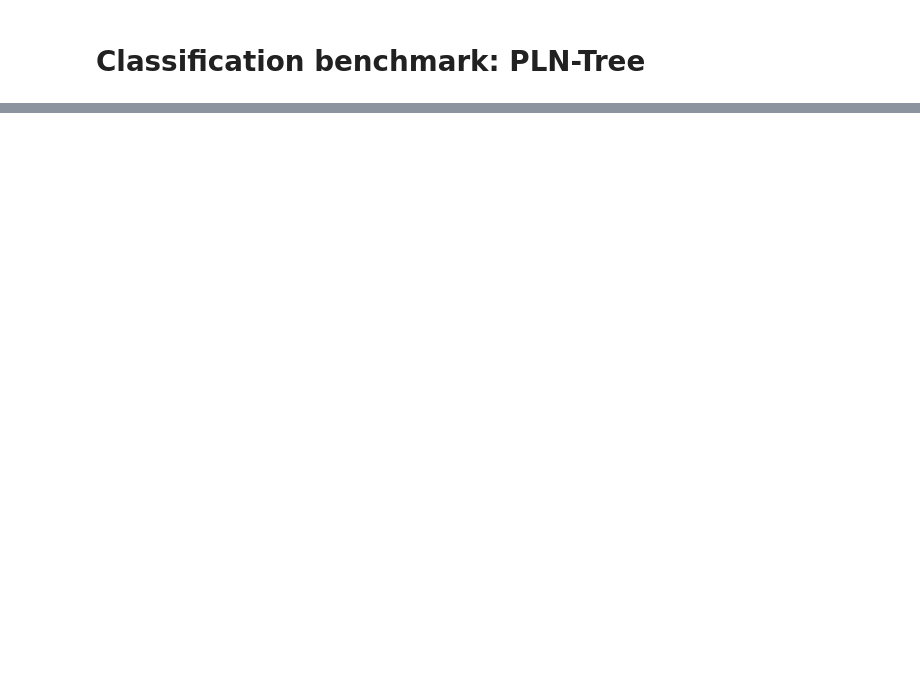
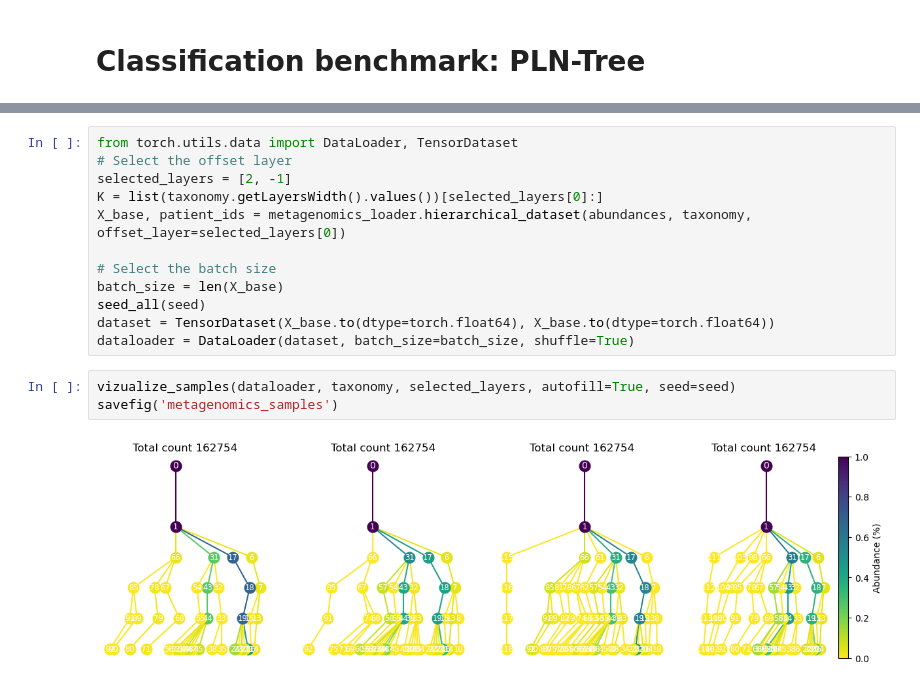
Before and after one commit to AlexandreChaussard/PLN-Tree, a Jupyter notebook: experiments_classifier_plntree.ipynb, the cells around one changed output, grey strips where cells are left out. Saved outputs shown, nothing was run; the diff lists cells and outputs as text; blank space fills up the shorter version.

```diff
--- a/experiments_classifier_plntree.ipynb
+++ b/experiments_classifier_plntree.ipynb
@@ -157,0 +57,17 @@ meanfield.predict_proba(X_test)
+# %%
+from torch.utils.data import DataLoader, TensorDataset
+# Select the offset layer
+selected_layers = [2, -1]
+K = list(taxonomy.getLayersWidth().values())[selected_layers[0]:]
+X_base, patient_ids = metagenomics_loader.hierarchical_dataset(abundances, taxonomy, offset_layer=selected_layers[0])
+
+# Select the batch size
+batch_size = len(X_base)
+seed_all(seed)
+dataset = TensorDataset(X_base.to(dtype=torch.float64), X_base.to(dtype=torch.float64))
+dataloader = DataLoader(dataset, batch_size=batch_size, shuffle=True)
+# %%
+vizualize_samples(dataloader, taxonomy, selected_layers, autofill=True, seed=seed)
+savefig('metagenomics_samples')
+# %% [output]
+[figure, added]
```
Also changed, not shown: parts of 76 cells of this notebook, 2 other files.
